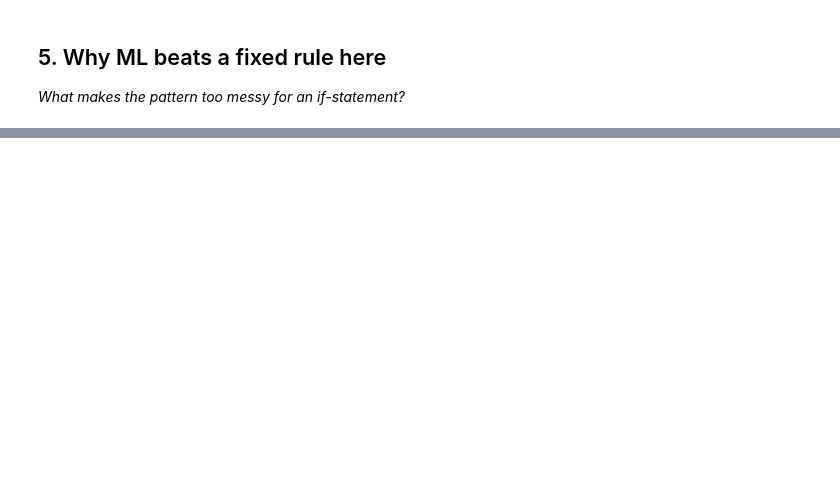
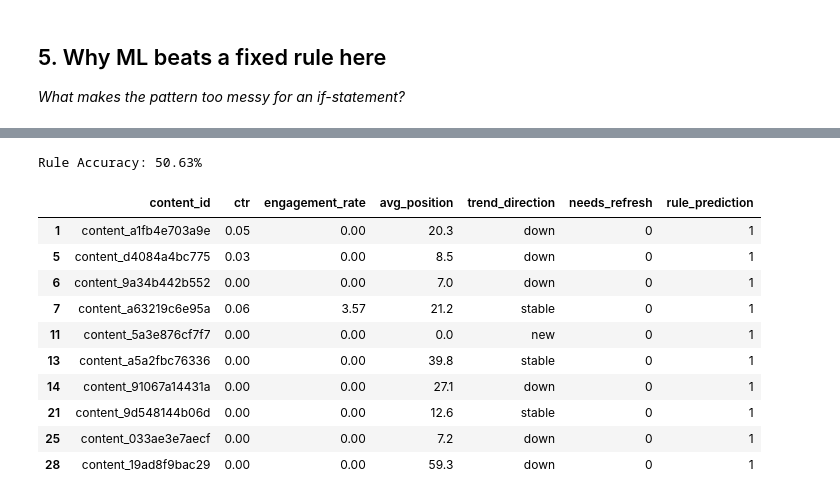
Before and after one commit to Sameer-159/FlyRank, a Jupyter notebook: work/notebooks/w02_ml_task_framing.ipynb, the cells around one changed output, grey strips where cells are left out. Drawn from its saved outputs; the diff is of its cells as text; code cells hidden in the pictures; blank space fills up the shorter version.

```diff
--- a/work/notebooks/w02_ml_task_framing.ipynb
+++ b/work/notebooks/w02_ml_task_framing.ipynb
@@ -16,0 +40,6 @@ This skeleton is yours to fill. Work the sections **in order** — each one has
+# %%
+df=pd.read_csv('/content/content_refresh_anonymized.csv')
+# %%
+df["needs_refresh"] = (df["trend_direction"] == "declining").astype(int)
+
+df[["trend_direction", "needs_refresh"]].head()
@@ -28,0 +152,15 @@ This skeleton is yours to fill. Work the sections **in order** — each one has
+# %%
+median_ctr = df["ctr"].median()
+
+df["rule_prediction"] = (
+    df["ctr"] < median_ctr
+).astype(int)
+
+df[
+    [
+        "content_id",
+        "ctr",
+        "needs_refresh",
+        "rule_prediction"
+    ]
+].head(10)
@@ -28,0 +179,36 @@ This skeleton is yours to fill. Work the sections **in order** — each one has
+# %%
+rule_accuracy = (
+    df["rule_prediction"] == df["needs_refresh"]
+).mean()
+
+print(f"Rule Accuracy: {rule_accuracy:.2%}")
+# %% [output]
+Rule Accuracy: 50.63%
+# %%
+# Find examples where the rule fails
+
+df[
+    df["rule_prediction"] != df["needs_refresh"]
+][
+    [
+        "content_id",
+        "ctr",
+        "engagement_rate",
+        "avg_position",
+        "trend_direction",
+        "needs_refresh",
+        "rule_prediction"
+    ]
+].head(10)
+# %% [output]
+|  | content_id | ctr | engagement_rate | avg_position | trend_direction | needs_refresh | rule_prediction |
+| 1 | content_a1fb4e703a9e | 0.05 | 0.00 | 20.3 | down | 0 | 1 |
+| 5 | content_d4084a4bc775 | 0.03 | 0.00 | 8.5 | down | 0 | 1 |
+| 6 | content_9a34b442b552 | 0.00 | 0.00 | 7.0 | down | 0 | 1 |
+| 7 | content_a63219c6e95a | 0.06 | 3.57 | 21.2 | stable | 0 | 1 |
+| 11 | content_5a3e876cf7f7 | 0.00 | 0.00 | 0.0 | new | 0 | 1 |
+| 13 | content_a5a2fbc76336 | 0.00 | 0.00 | 39.8 | stable | 0 | 1 |
+| 14 | content_91067a14431a | 0.00 | 0.00 | 27.1 | down | 0 | 1 |
+| 21 | content_9d548144b06d | 0.00 | 0.00 | 12.6 | stable | 0 | 1 |
+| 25 | content_033ae3e7aecf | 0.00 | 0.00 | 7.2 | down | 0 | 1 |
+| 28 | content_19ad8f9bac29 | 0.00 | 0.00 | 59.3 | down | 0 | 1 |
```
Also changed, not shown: parts of 16 cells of this notebook.
